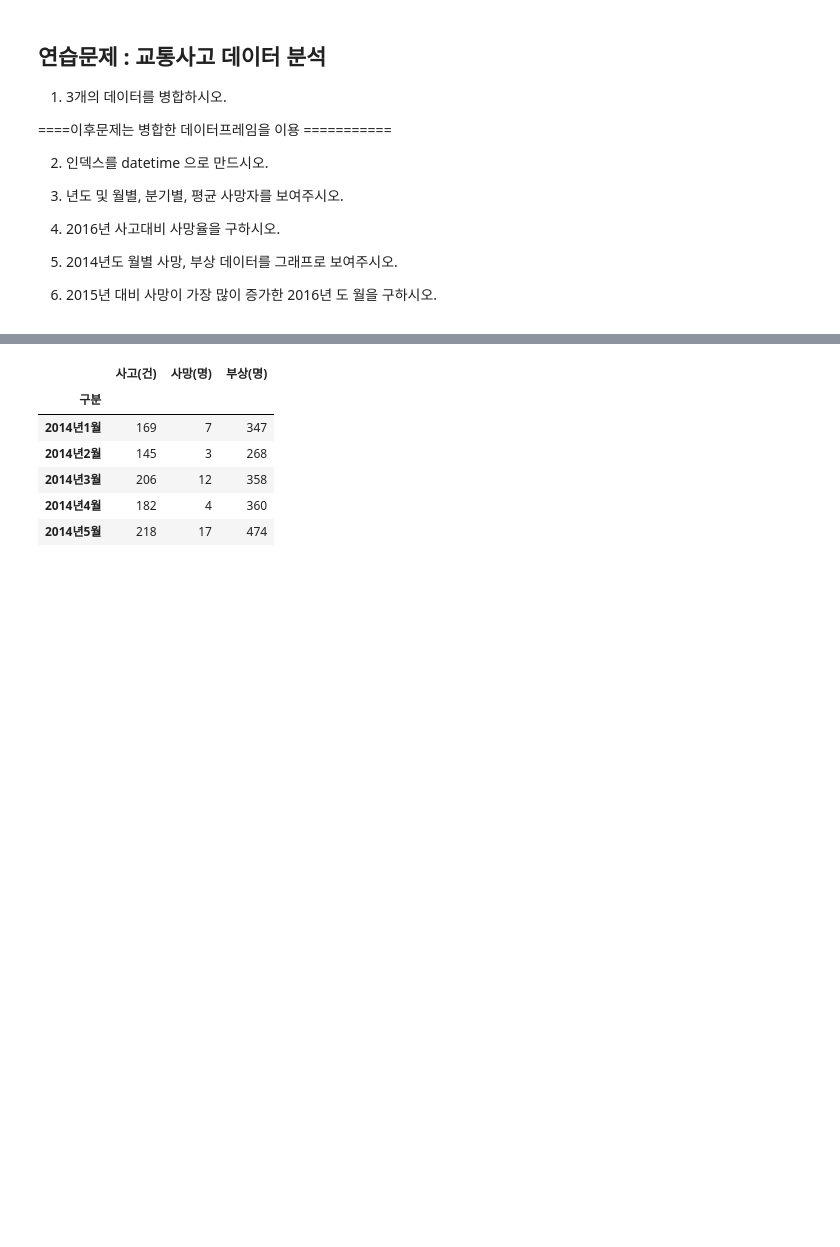
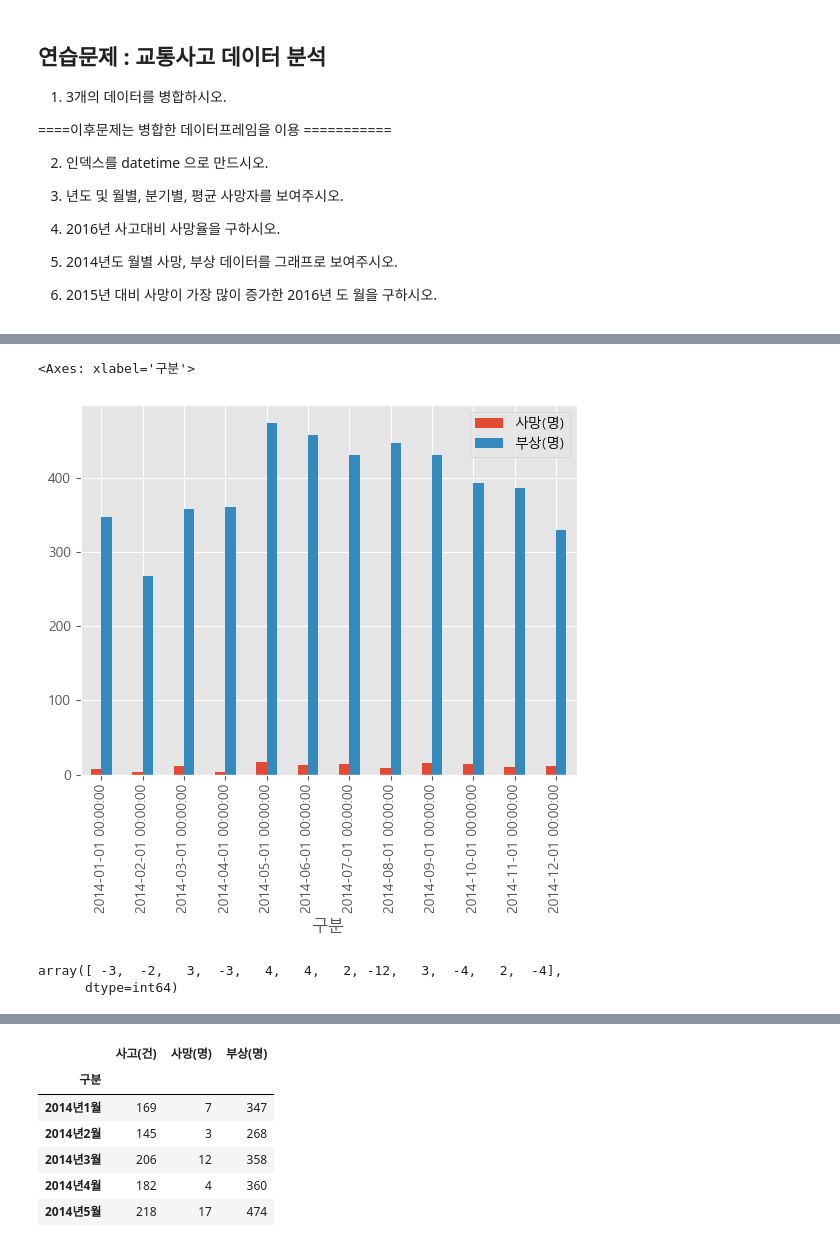
Before and after one commit to Salyeon/wassup3, a Jupyter notebook: 03_Data_Preprocessing/02_09_Pandas 시계열 자료 다루기.ipynb, the cells around one changed output, grey strips where cells are left out. Saved outputs shown, nothing was run; the diff lists cells and outputs as text; code cells hidden in the pictures; blank space fills up the shorter version.

```diff
--- a/03_Data_Preprocessing/02_09_Pandas 시계열 자료 다루기.ipynb
+++ b/03_Data_Preprocessing/02_09_Pandas 시계열 자료 다루기.ipynb
@@ -1094,0 +1345,5 @@ sdf.loc['2023-12'].resample(rule='S').mean()
+# %%
+data.loc['2014'][['사망(명)', '부상(명)']].plot(kind='bar')
+# %% [output]
+<Axes: xlabel='구분'>
+[figure, added]
@@ -1094,0 +1352,5 @@ sdf.loc['2023-12'].resample(rule='S').mean()
+# %%
+(data.loc['2016','사망(명)'].values - data.loc['2015','사망(명)'].values)
+# %% [output]
+array([ -3,  -2,   3,  -3,   4,   4,   2, -12,   3,  -4,   2,  -4],
+      dtype=int64)
```
Also changed, not shown: parts of 70 cells of this notebook, 16 other files.
